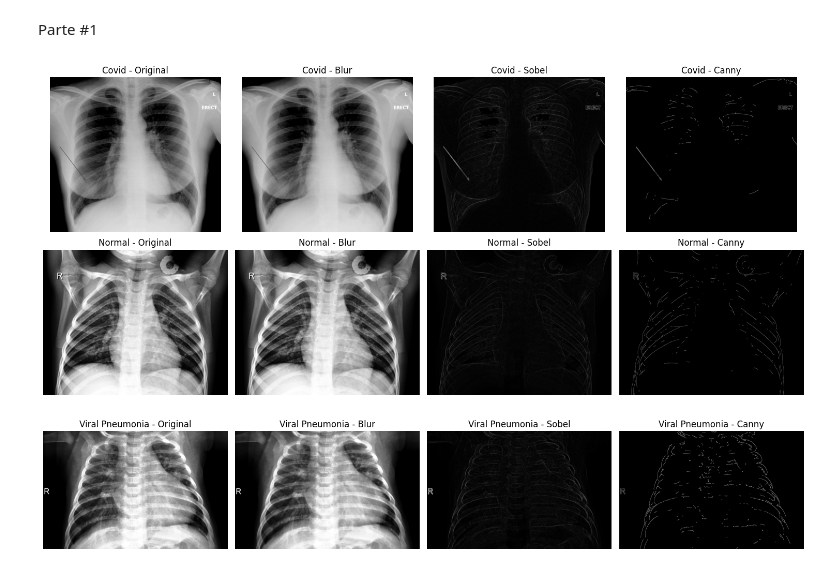
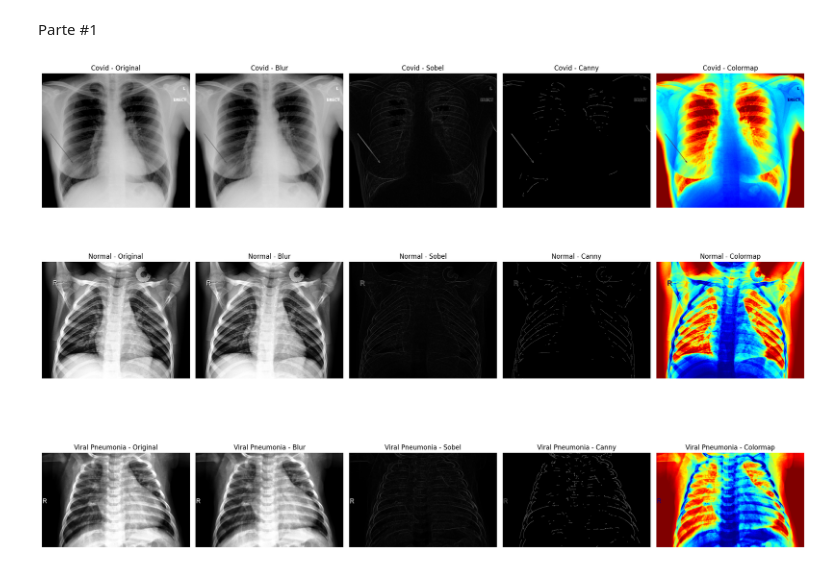
Before and after one commit to Bryancampos20/IATarea3, a Jupyter notebook: Tarea3.ipynb, the cells around one changed output. Drawn from its saved outputs; the diff is of its cells as text; code cells hidden in the pictures.

Commit message:
Imagen con filtro

```diff
--- a/Tarea3.ipynb
+++ b/Tarea3.ipynb
@@ -40,42 +40,51 @@ def apply_filters(image):
     # 3. Canny Edge Detection
     canny_edges = cv2.Canny(image, 100, 200)
 
-    return blurred_image, sobel_combined, canny_edges
+    # 4. Colormap
+    colormap_image = cv2.applyColorMap(cv2.convertScaleAbs(image), cv2.COLORMAP_JET)
+
+    return blurred_image, sobel_combined, canny_edges, colormap_image
 
 # Aplicar los filtros y mostrar las imágenes
-plt.figure(figsize=(15, 10))
+plt.figure(figsize=(20, 15))
 
 index = 1
 for category, image in images.items():
-    blurred_image, sobel_combined, canny_edges = apply_filters(image)
+    blurred_image, sobel_combined, canny_edges, colormap_image = apply_filters(image)
 
     # Mostrar la imagen original
-    plt.subplot(len(categories), 4, index)
+    plt.subplot(len(categories), 5, index)
     plt.imshow(image, cmap='gray')
     plt.title(f'{category} - Original')
     plt.axis('off')
 
     # Mostrar la imagen con Blur
-    plt.subplot(len(categories), 4, index + 1)
+    plt.subplot(len(categories), 5, index + 1)
     plt.imshow(blurred_image, cmap='gray')
     plt.title(f'{category} - Blur')
     plt.axis('off')
 
     # Mostrar la imagen con Sobel
-    plt.subplot(len(categories), 4, index + 2)
+    plt.subplot(len(categories), 5, index + 2)
     plt.imshow(sobel_combined, cmap='gray')
     plt.title(f'{category} - Sobel')
     plt.axis('off')
 
     # Mostrar la imagen con Canny
-    plt.subplot(len(categories), 4, index + 3)
+    plt.subplot(len(categories), 5, index + 3)
     plt.imshow(canny_edges, cmap='gray')
     plt.title(f'{category} - Canny')
     plt.axis('off')
 
-    index += 4
+    # Mostrar la imagen con Colormap
+    plt.subplot(len(categories), 5, index + 4)
+    plt.imshow(colormap_image)
+    plt.title(f'{category} - Colormap')
+    plt.axis('off')
+
+    index += 5
 
 plt.tight_layout()
 plt.show()
 # %% [output]
-[figure, old version]
+[figure, new version]
```
Also changed, not shown: 1 other file.
